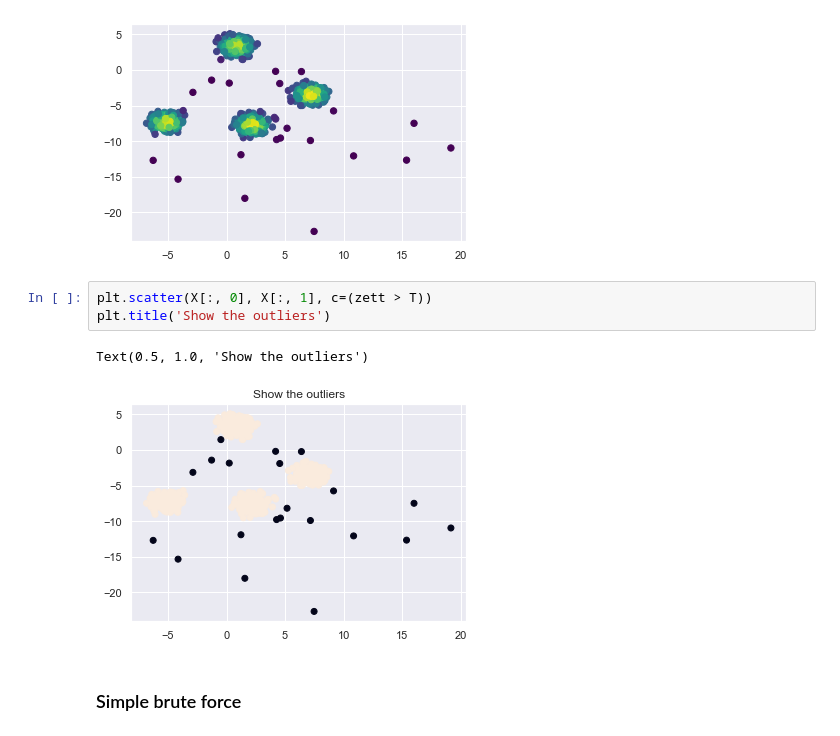
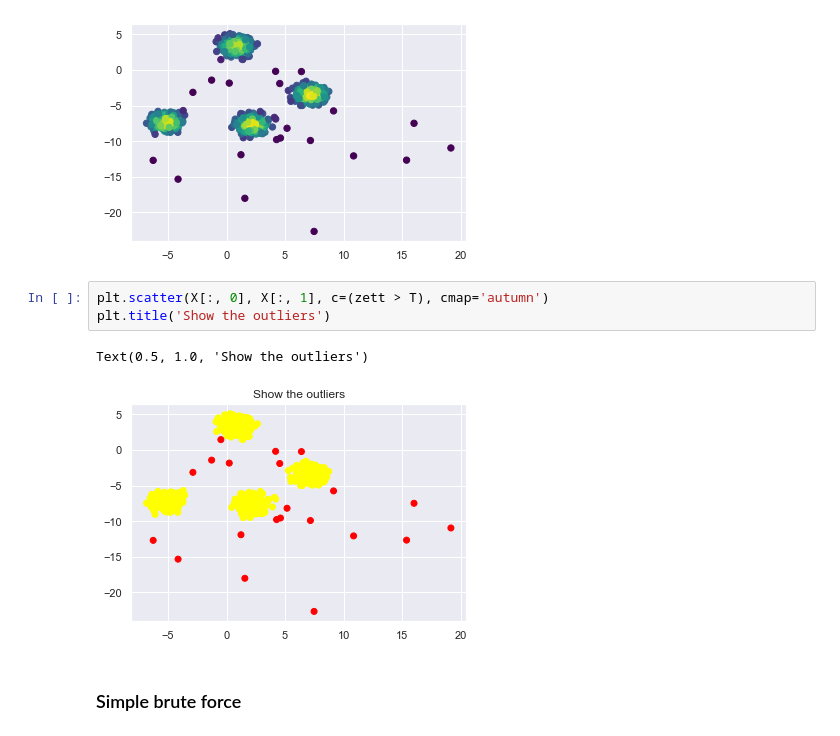
Before and after one commit to sedgewickmm18/notebooks-attic, a Jupyter notebook: Unsupervised outlier detection in multidimensional data.ipynb, the cells around one changed output. Cells and saved outputs as stored; diff of their text form.

```diff
--- a/Unsupervised outlier detection in multidimensional data.ipynb
+++ b/Unsupervised outlier detection in multidimensional data.ipynb
@@ -143,11 +151,11 @@ plt.scatter(X[:, 0], X[:, 1], c=zett, s=40, cmap='viridis')
 <matplotlib.collections.PathCollection at 0x...>
 [figure]
 # %%
-plt.scatter(X[:, 0], X[:, 1], c=(zett > T))
+plt.scatter(X[:, 0], X[:, 1], c=(zett > T), cmap='autumn')
 plt.title('Show the outliers')
 # %% [output]
 Text(0.5, 1.0, 'Show the outliers')
-[figure, old version]
+[figure, new version]
 # %% [markdown]
 ### Simple brute force
 # %%
```
Also changed, not shown: parts of 10 cells of this notebook.
